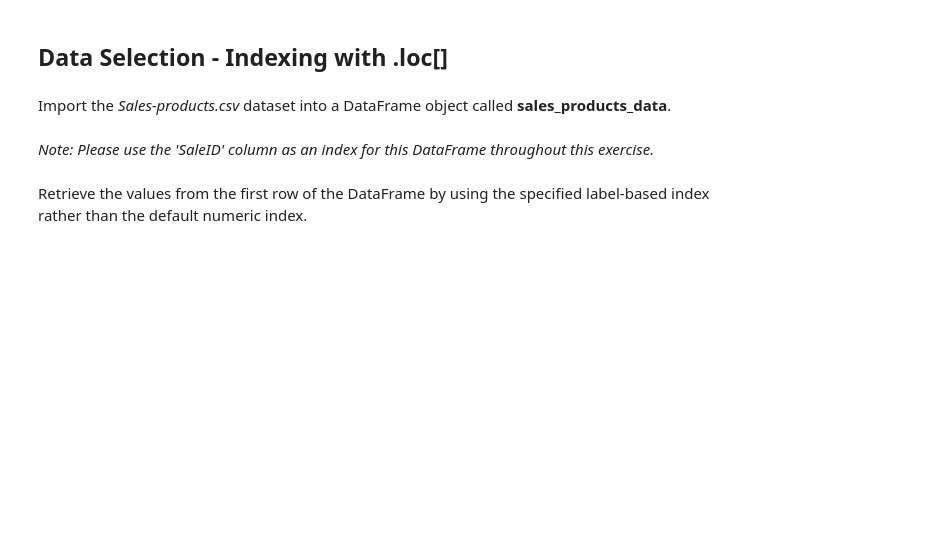
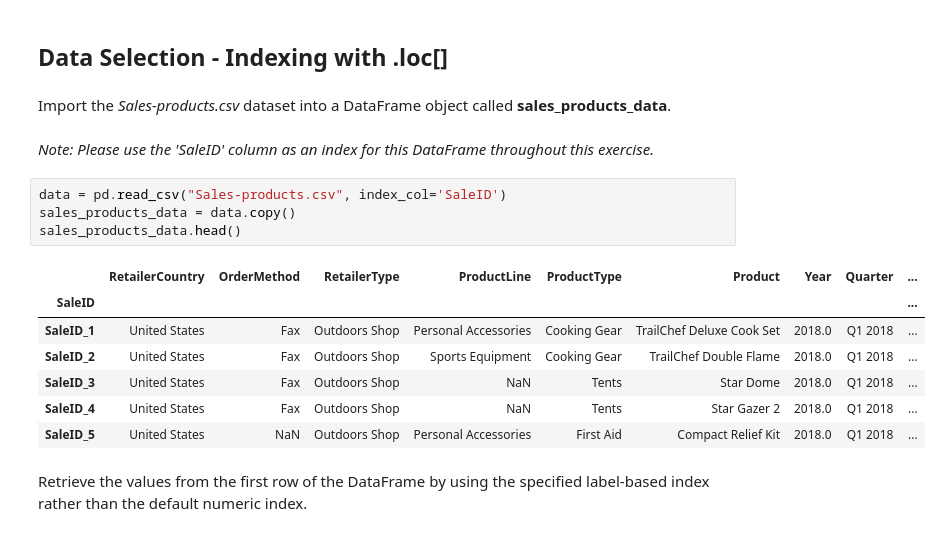
Before and after one commit to roblivesinottawa/data_analytics_python, a Jupyter notebook: S18 - pandas DataFrames/pandas-DataFrames-Exercises.ipynb, the cells around one changed output. Saved outputs shown, nothing was run; the diff lists cells and outputs as text; blank space fills up the shorter version.

```diff
--- a/S18 - pandas DataFrames/pandas-DataFrames-Exercises.ipynb
+++ b/S18 - pandas DataFrames/pandas-DataFrames-Exercises.ipynb
@@ -548,5 +548,17 @@ sales_products_data['Product'][0]
 Import the *Sales-products.csv* dataset into a DataFrame object called **sales_products_data**.
 # %% [markdown]
 *Note: Please use the 'SaleID' column as an index for this DataFrame throughout this exercise.*
+# %%
+data = pd.read_csv("Sales-products.csv", index_col='SaleID')
+sales_products_data = data.copy()
+sales_products_data.head()
+# %% [output]
+|  | RetailerCountry | OrderMethod | RetailerType | ProductLine | ProductType | Product | Year | Quarter | ... |
+| SaleID |  |  |  |  |  |  |  |  | ... |
+| SaleID_1 | United States | Fax | Outdoors Shop | Personal Accessories | Cooking Gear | TrailChef Deluxe Cook Set | 2018.0 | Q1 2018 | ... |
+| SaleID_2 | United States | Fax | Outdoors Shop | Sports Equipment | Cooking Gear | TrailChef Double Flame | 2018.0 | Q1 2018 | ... |
+| SaleID_3 | United States | Fax | Outdoors Shop | NaN | Tents | Star Dome | 2018.0 | Q1 2018 | ... |
+| SaleID_4 | United States | Fax | Outdoors Shop | NaN | Tents | Star Gazer 2 | 2018.0 | Q1 2018 | ... |
+| SaleID_5 | United States | NaN | Outdoors Shop | Personal Accessories | First Aid | Compact Relief Kit | 2018.0 | Q1 2018 | ... |
 # %% [markdown]
 Retrieve the values from the first row of the DataFrame by using the specified label-based index rather than the default numeric index.
```
Also changed, not shown: parts of 24 cells of this notebook, 2 other files.
